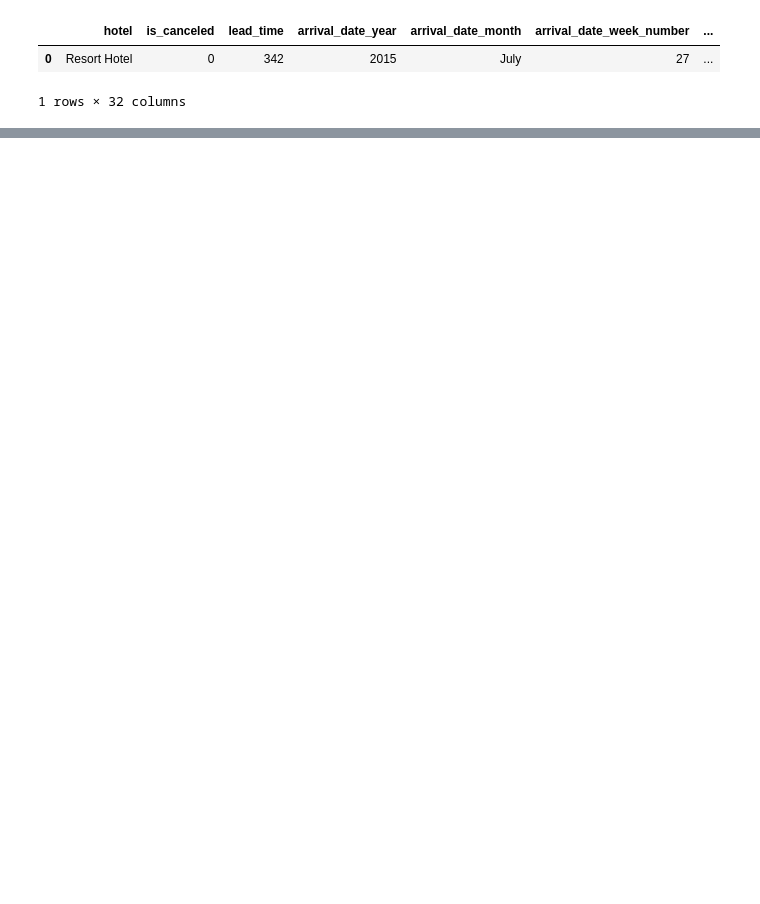
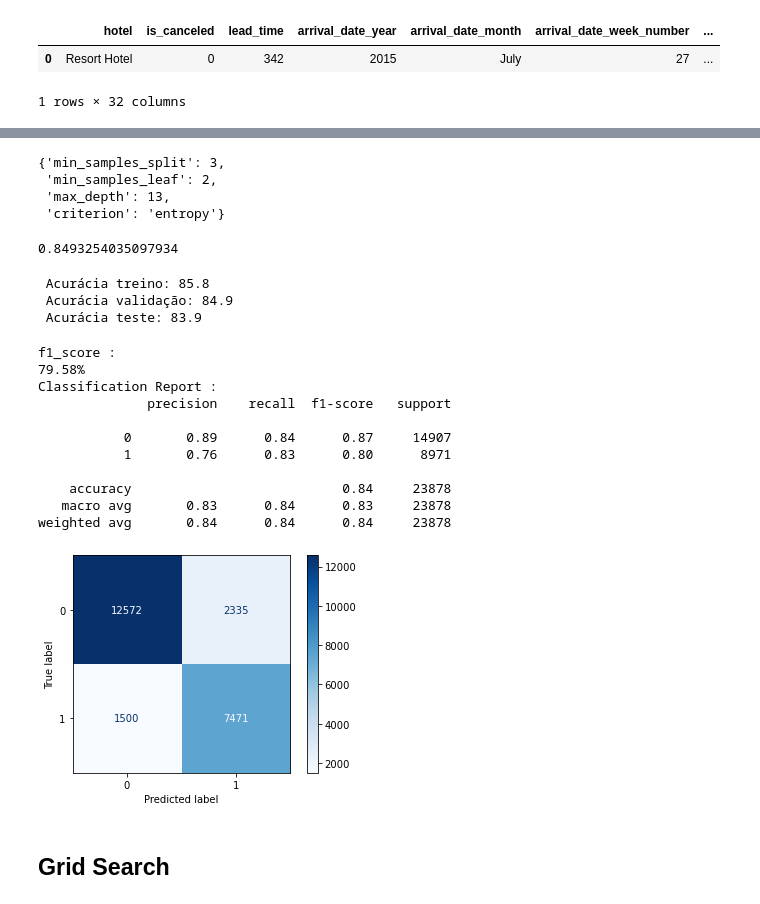
Before and after one commit to GabrielAsato/Curso_DS_Degree, a Jupyter notebook: Módulo 9 - Machine Learning I/Projetos/Projeto - hotel_bookings.ipynb, the cells around one changed output, grey strips where cells are left out. Cells and saved outputs as stored; diff of their text form; code cells hidden in the pictures; blank space fills up the shorter version.

```diff
--- a/Módulo 9 - Machine Learning I/Projetos/Projeto - hotel_bookings.ipynb
+++ b/Módulo 9 - Machine Learning I/Projetos/Projeto - hotel_bookings.ipynb
@@ -291,0 +419,15 @@ array(['Canceled', 'Check-Out', 'No-Show'], dtype=object)
+# %%
+from sklearn.model_selection import RandomizedSearchCV
+
+model_random = DecisionTreeClassifier(max_depth=2, random_state=42)
+random_search = RandomizedSearchCV(model_random,
+                                   scoring='accuracy',
+                                   cv=kfold,
+                                   return_train_score=True,
+                                   n_iter=50,
+                                   param_distributions=params_grid,
+                                   verbose=2)
+# %%
+%%time
+# Faz o fit do random_search
+random_search.fit(X_train, y_train)
@@ -291,0 +502,56 @@ array(['Canceled', 'Check-Out', 'No-Show'], dtype=object)
+# %%
+# Retorna melhores parâmetros
+random_search.best_params_
+# %% [output]
+{'min_samples_split': 3,
+ 'min_samples_leaf': 2,
+ 'max_depth': 13,
+ 'criterion': 'entropy'}
+# %%
+random_search.best_score_
+# %% [output]
+0.8493254035097934
+# %%
+best_model = random_search.best_estimator_
+# %%
+# Obtém o best_score do treino
+acc_random_search_train = df.sort_values("rank_test_score")['mean_train_score'].iloc[0]
+print(f" Acurácia treino: {100*acc_random_search_train:0.1f}")
+# Obtém o best_score da validação
+acc_random_search = random_search.best_score_
+print(f" Acurácia validação: {100*acc_random_search:0.1f}")
+# Faz o predict no X_test
+y_pred_random = best_model.predict(X_test)
+print(f" Acurácia teste: {100*accuracy_score(y_test, y_pred_random):0.1f}")
+# %% [output]
+ Acurácia treino: 85.8
+ Acurácia validação: 84.9
+ Acurácia teste: 83.9
+# %%
+# Classification Report
+from sklearn.metrics import classification_report
+
+f1_random = f1_score(y_test, y_pred_random)
+print(f"f1_score : \n{(100*f1_random):.2f}%")
+
+clf_random = classification_report(y_test, y_pred_random)
+print(f"Classification Report : \n{clf_random}")
+
+cm = confusion_matrix(y_test, y_pred_random)
+ConfusionMatrixDisplay(cm).plot(cmap='Blues')
+plt.show()
+# %% [output]
+f1_score :
+79.58%
+Classification Report :
+              precision    recall  f1-score   support
+
+           0       0.89      0.84      0.87     14907
+           1       0.76      0.83      0.80      8971
+
+    accuracy                           0.84     23878
+   macro avg       0.83      0.84      0.83     23878
+weighted avg       0.84      0.84      0.84     23878
+[figure, added]
+# %% [markdown]
+## Grid Search
```
Also changed, not shown: parts of 67 cells of this notebook, 4 other files.
